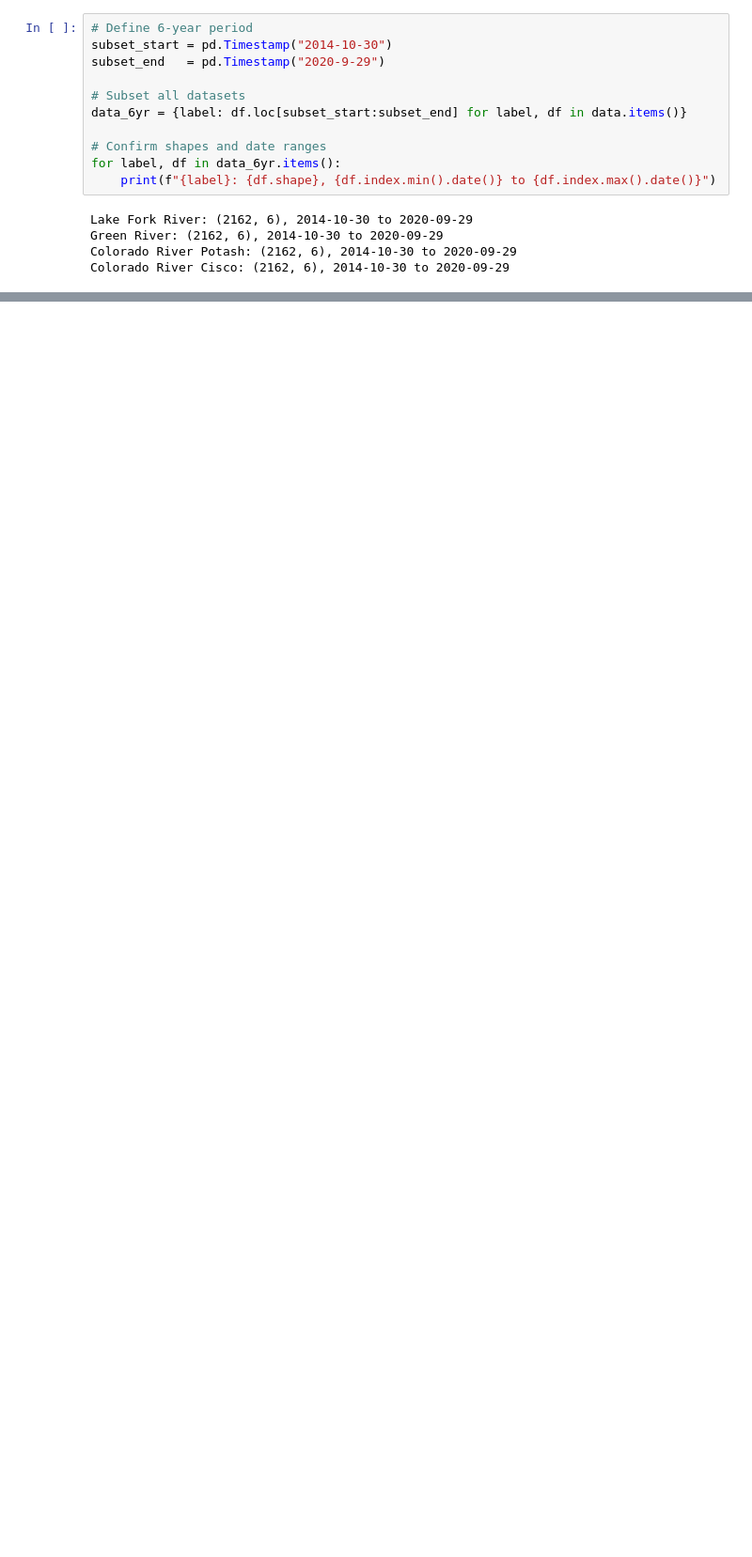
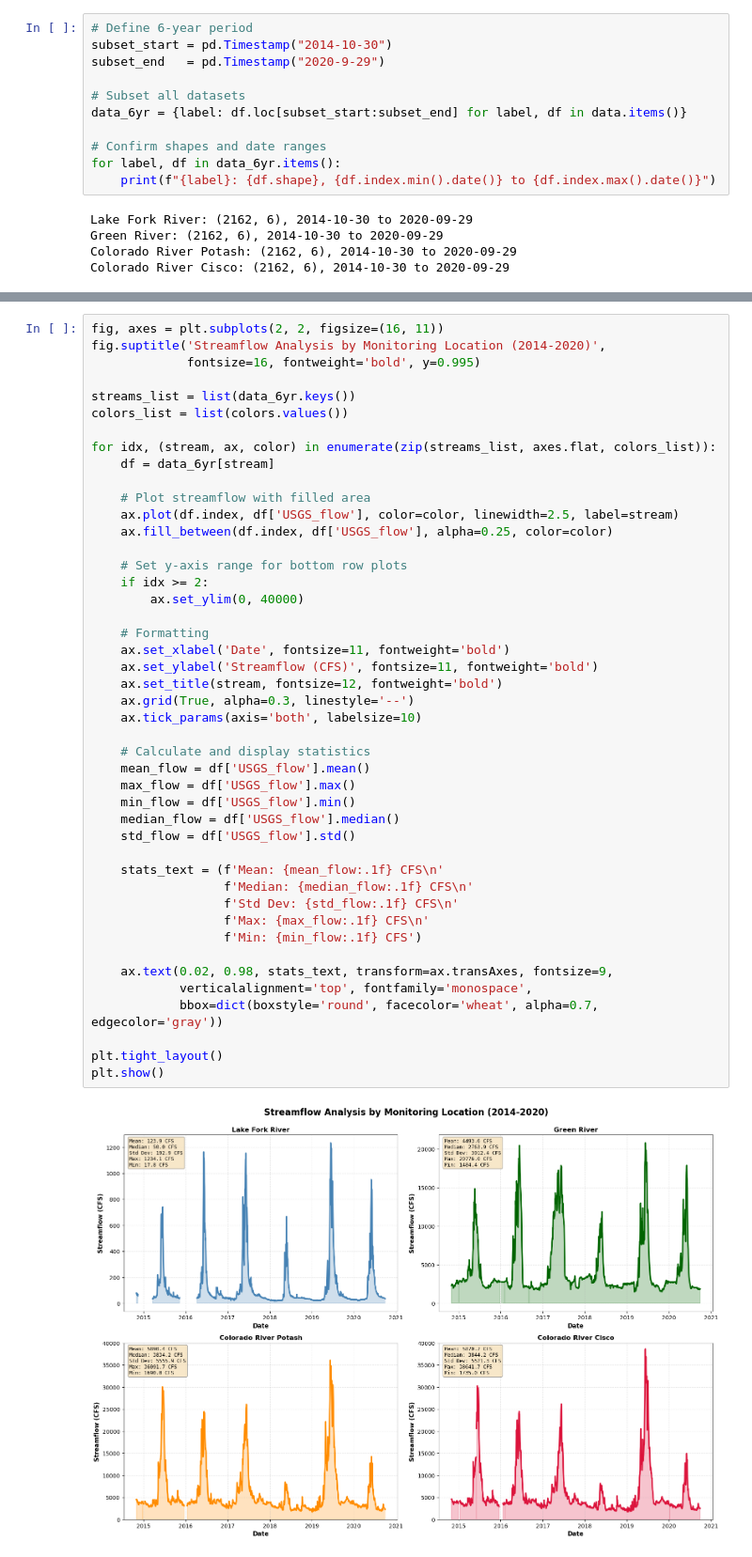
Before and after one commit to magnustveit1/reproducible-streamflow-analysis, a Jupyter notebook: notebooks/task2_streamflow_analysis.ipynb, the cells around one changed output, grey strips where cells are left out. Shown at 94% size. Drawn from its saved outputs; the diff is of its cells as text; blank space fills up the shorter version.

```diff
--- a/notebooks/task2_streamflow_analysis.ipynb
+++ b/notebooks/task2_streamflow_analysis.ipynb
@@ -140,0 +165,47 @@ Colorado River Cisco: (2162, 6), 2014-10-30 to 2020-09-29
+# %%
+fig, axes = plt.subplots(2, 2, figsize=(16, 11))
+fig.suptitle('Streamflow Analysis by Monitoring Location (2014-2020)',
+             fontsize=16, fontweight='bold', y=0.995)
+
+streams_list = list(data_6yr.keys())
+colors_list = list(colors.values())
+
+for idx, (stream, ax, color) in enumerate(zip(streams_list, axes.flat, colors_list)):
+    df = data_6yr[stream]
+
+    # Plot streamflow with filled area
+    ax.plot(df.index, df['USGS_flow'], color=color, linewidth=2.5, label=stream)
+    ax.fill_between(df.index, df['USGS_flow'], alpha=0.25, color=color)
+
+    # Set y-axis range for bottom row plots
+    if idx >= 2:
+        ax.set_ylim(0, 40000)
+
+    # Formatting
+    ax.set_xlabel('Date', fontsize=11, fontweight='bold')
+    ax.set_ylabel('Streamflow (CFS)', fontsize=11, fontweight='bold')
+    ax.set_title(stream, fontsize=12, fontweight='bold')
+    ax.grid(True, alpha=0.3, linestyle='--')
+    ax.tick_params(axis='both', labelsize=10)
+
+    # Calculate and display statistics
+    mean_flow = df['USGS_flow'].mean()
+    max_flow = df['USGS_flow'].max()
+    min_flow = df['USGS_flow'].min()
+    median_flow = df['USGS_flow'].median()
+    std_flow = df['USGS_flow'].std()
+
+    stats_text = (f'Mean: {mean_flow:.1f} CFS\n'
+                  f'Median: {median_flow:.1f} CFS\n'
+                  f'Std Dev: {std_flow:.1f} CFS\n'
+                  f'Max: {max_flow:.1f} CFS\n'
+                  f'Min: {min_flow:.1f} CFS')
+
+    ax.text(0.02, 0.98, stats_text, transform=ax.transAxes, fontsize=9,
+            verticalalignment='top', fontfamily='monospace',
+            bbox=dict(boxstyle='round', facecolor='wheat', alpha=0.7, edgecolor='gray'))
+
+plt.tight_layout()
+plt.show()
+# %% [output]
+[figure, added]
```
Also changed, not shown: parts of 15 cells of this notebook.
